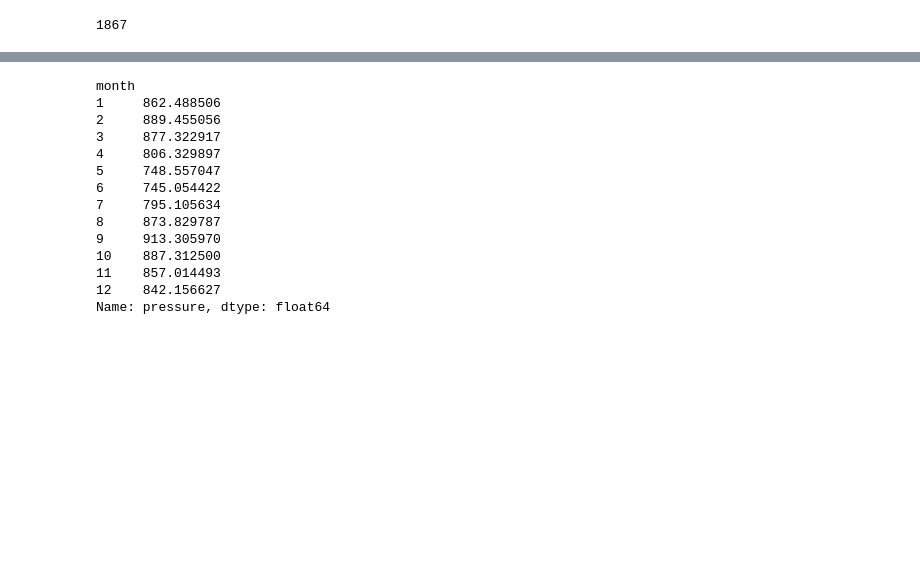
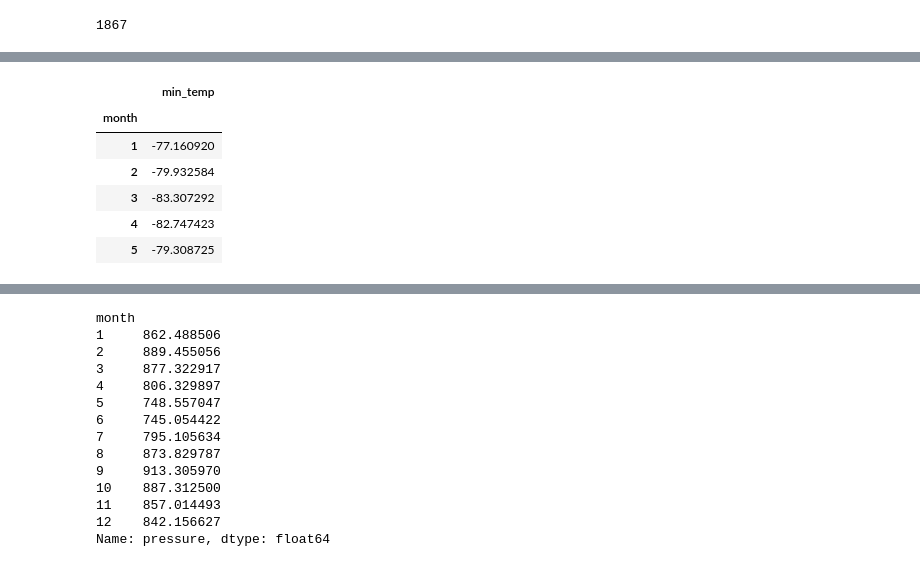
Before and after one commit to shanCH3n/Mission-to-Mars-Webscrape-Challenge, a Jupyter notebook: Starter_Code/part_2_mars_weather.ipynb, the cells around one changed output, grey strips where cells are left out. Saved outputs shown, nothing was run; the diff lists cells and outputs as text; code cells hidden in the pictures; blank space fills up the shorter version.

```diff
--- a/Starter_Code/part_2_mars_weather.ipynb
+++ b/Starter_Code/part_2_mars_weather.ipynb
@@ -146,0 +189,11 @@ Name: min_temp, dtype: float64
+# %%
+avg_mintemp_byMonth_df = pd.DataFrame(avg_mintemp_byMonth)
+avg_mintemp_byMonth_df.head()
+# %% [output]
+|  | min_temp |
+| month |  |
+| 1 | -77.160920 |
+| 2 | -79.932584 |
+| 3 | -83.307292 |
+| 4 | -82.747423 |
+| 5 | -79.308725 |
```
Also changed, not shown: parts of 28 cells of this notebook, 5 other files.
